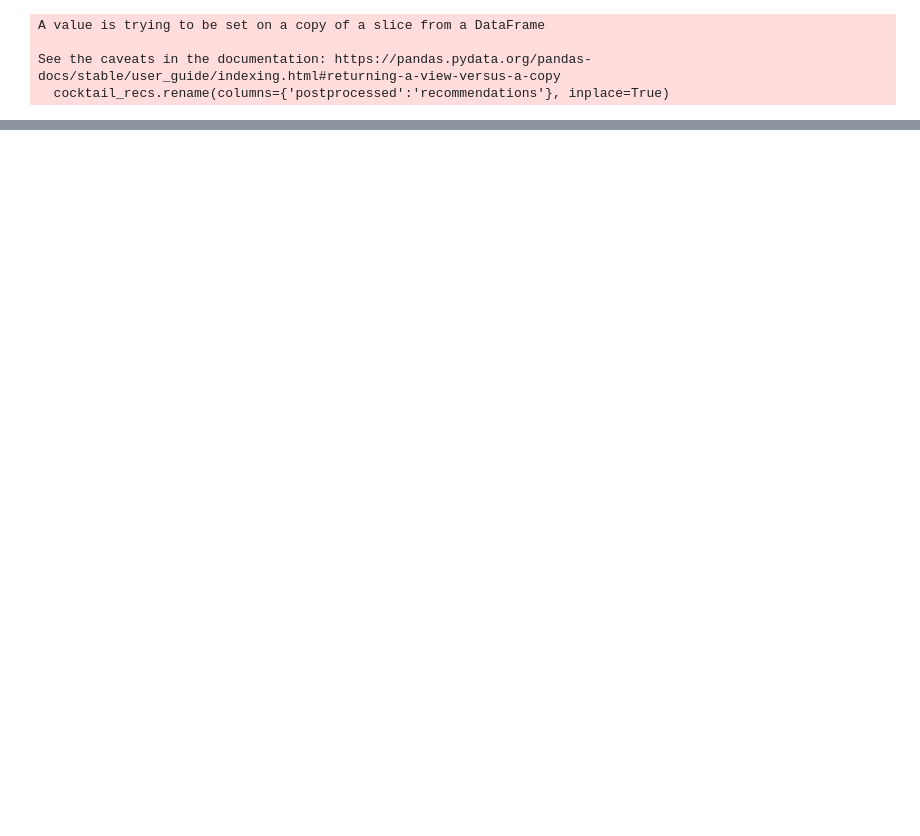
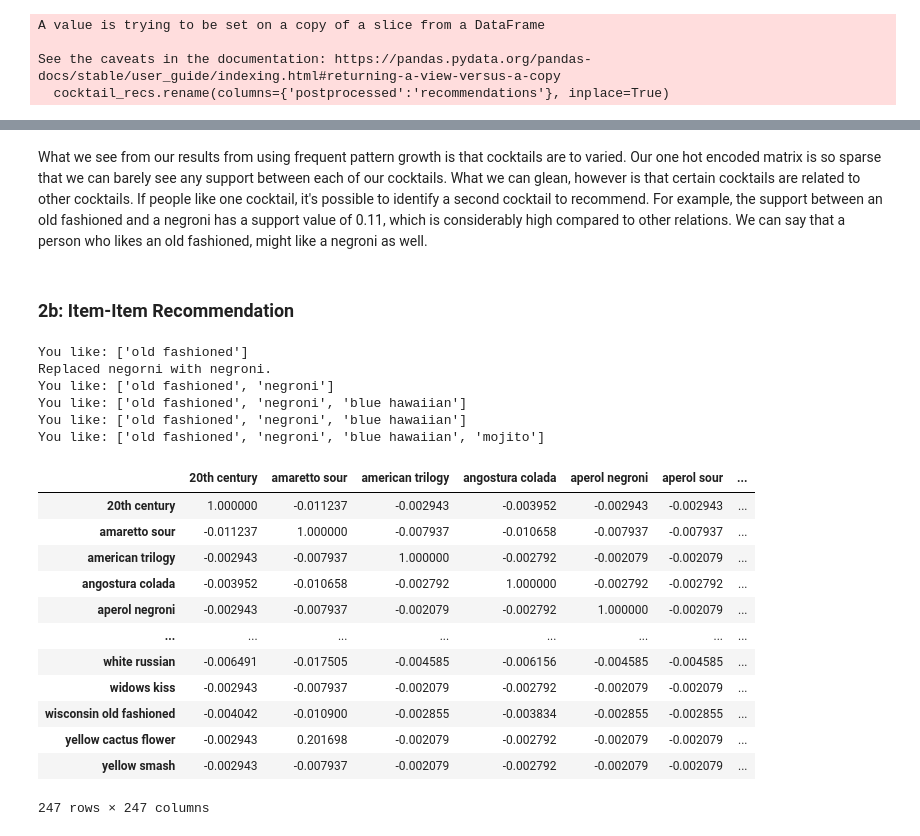
Before and after one commit to brianjglee/cocktail-recommendations, a Jupyter notebook: cocktail-recommendations.ipynb, the cells around one changed output, grey strips where cells are left out. Cells and saved outputs as stored; diff of their text form; code cells hidden in the pictures; blank space fills up the shorter version.

```diff
--- a/cocktail-recommendations.ipynb
+++ b/cocktail-recommendations.ipynb
@@ -483,3 +456,17 @@ See the caveats in the documentation: https://pandas.pydata.org/pandas-docs/stab
 | 484 | CovfefeFan | Nergroni\nManhattan\nOld Fashione... | [negroni, manhattan, old fashione... |
 | 485 | alepoks | Sidecar\n\nMai Tai\n\nBoulevardie... | [sidecar, mai tai, boulevardier, ... |
 481 rows × 3 columns
+# %%
+# removing repeats
+no_repeats = []
+for l in cocktail_recs['recommendations']:
+    temp = []
+    for item in l:
+        if item in temp:
+            continue
+        temp.append(item)
+    no_repeats.append(temp)
+
+cocktail_recs['recommendations'] = no_repeats
+
+cocktail_recs
@@ -485,0 +508,18 @@ See the caveats in the documentation: https://pandas.pydata.org/pandas-docs/stab
+# %%
+from mlxtend.preprocessing import TransactionEncoder
+from mlxtend.frequent_patterns import fpgrowth
+
+# take the recommendations column and store as a pandas series
+dataset = cocktail_recs['recommendations'].tolist()
+
+dataset
+
+# transform series of lists into one hot encoded dataframe.
+te = TransactionEncoder()
+te_ary = te.fit(dataset).transform(dataset)
+df = pd.DataFrame(te_ary, columns=te.columns_)
+
+# return all items and itemsets with at least 60% support.
+results = fpgrowth(df, min_support=0.04, use_colnames=True)
+
+results.sort_values(by='support', ascending=False)
@@ -485,0 +544,4 @@ See the caveats in the documentation: https://pandas.pydata.org/pandas-docs/stab
+# %% [markdown]
+What we see from our results from using frequent pattern growth is that cocktails are to varied. Our one hot encoded matrix is so sparse that we can barely see any support between each of our cocktails. What we can glean, however is that certain cocktails are related to other cocktails. If people like one cocktail, it's possible to identify a second cocktail to recommend. For example, the support between an old fashioned and a negroni has a support value of 0.11, which is considerably high compared to other relations. We can say that a person who likes an old fashioned, might like a negroni as well.
+# %% [markdown]
+### 2b: Item-Item Recommendation
@@ -485,0 +597,32 @@ See the caveats in the documentation: https://pandas.pydata.org/pandas-docs/stab
+# %%
+
+# take the recommendations column and store as a pandas series
+dataset = cocktail_recs['recommendations'].tolist()
+
+dataset.append(input_likes())
+
+matrix = similarity_matrix(dataset)
+
+matrix
+# nlargest function returns the indices with the highest correlation values to the given index.
+#print (data_matrix.loc['negroni'].nlargest(11))
+# %% [output]
+You like: ['old fashioned']
+Replaced negorni with negroni.
+You like: ['old fashioned', 'negroni']
+You like: ['old fashioned', 'negroni', 'blue hawaiian']
+You like: ['old fashioned', 'negroni', 'blue hawaiian']
+You like: ['old fashioned', 'negroni', 'blue hawaiian', 'mojito']
+|  | 20th century | amaretto sour | american trilogy | angostura colada | aperol negroni | aperol sour | ... |
+| 20th century | 1.000000 | -0.011237 | -0.002943 | -0.003952 | -0.002943 | -0.002943 | ... |
+| amaretto sour | -0.011237 | 1.000000 | -0.007937 | -0.010658 | -0.007937 | -0.007937 | ... |
+| american trilogy | -0.002943 | -0.007937 | 1.000000 | -0.002792 | -0.002079 | -0.002079 | ... |
+| angostura colada | -0.003952 | -0.010658 | -0.002792 | 1.000000 | -0.002792 | -0.002792 | ... |
+| aperol negroni | -0.002943 | -0.007937 | -0.002079 | -0.002792 | 1.000000 | -0.002079 | ... |
+| ... | ... | ... | ... | ... | ... | ... | ... |
+| white russian | -0.006491 | -0.017505 | -0.004585 | -0.006156 | -0.004585 | -0.004585 | ... |
+| widows kiss | -0.002943 | -0.007937 | -0.002079 | -0.002792 | -0.002079 | -0.002079 | ... |
+| wisconsin old fashioned | -0.004042 | -0.010900 | -0.002855 | -0.003834 | -0.002855 | -0.002855 | ... |
+| yellow cactus flower | -0.002943 | 0.201698 | -0.002079 | -0.002792 | -0.002079 | -0.002079 | ... |
+| yellow smash | -0.002943 | -0.007937 | -0.002079 | -0.002792 | -0.002079 | -0.002079 | ... |
+247 rows × 247 columns
```
Also changed, not shown: parts of 13 cells of this notebook.
